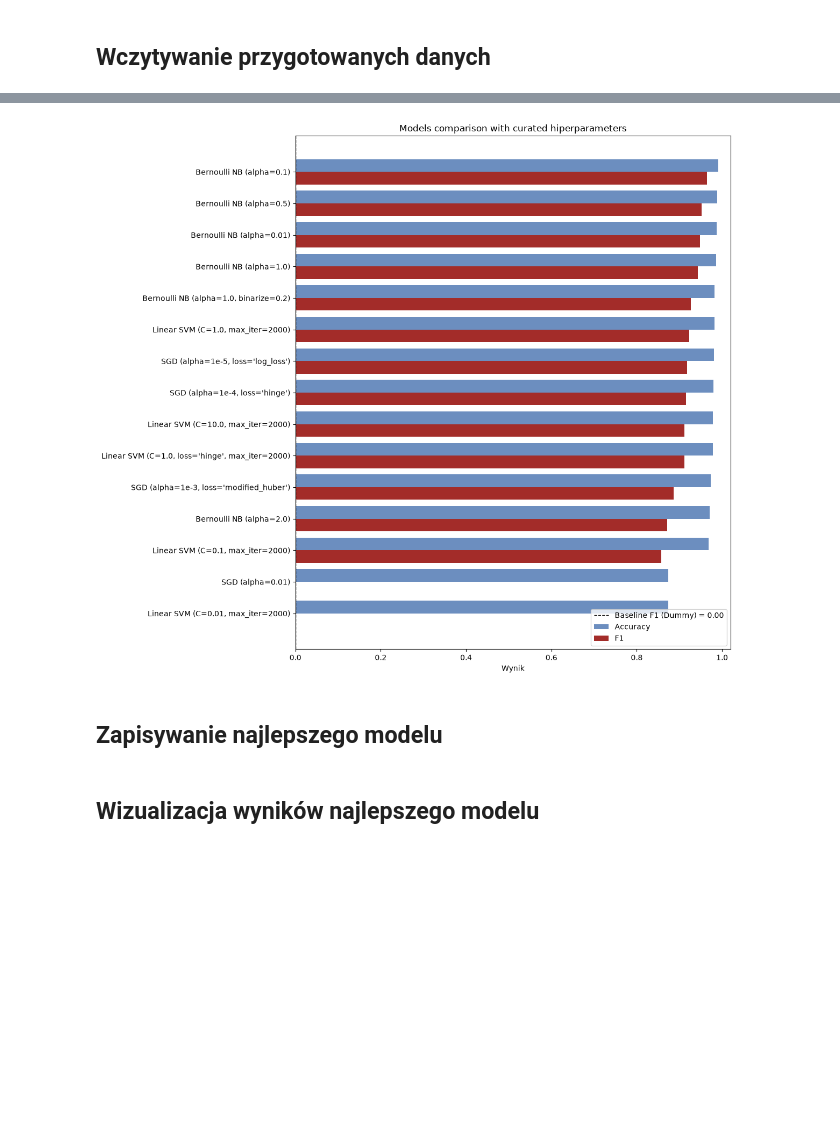
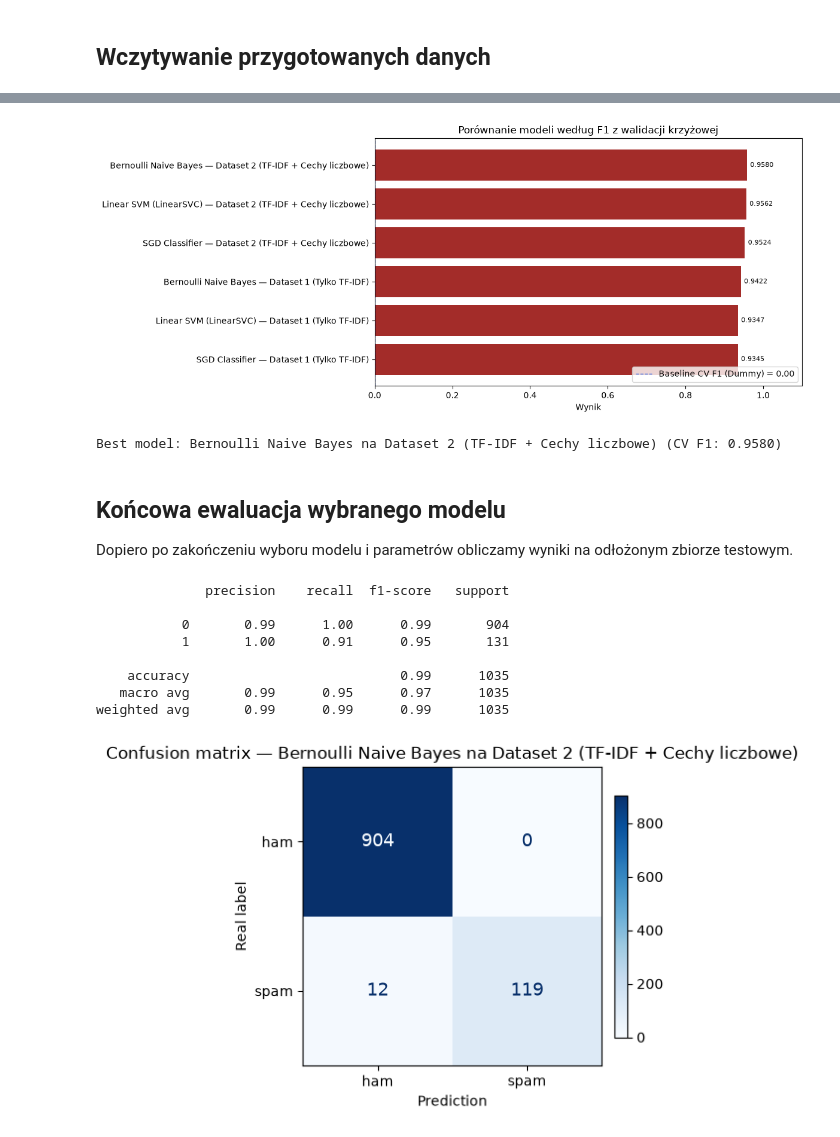
Before and after one commit to moshenetsb/ml-spam-detector, a Jupyter notebook: notebooks/03_model_selection.ipynb, the cells around one changed output, grey strips where cells are left out. Cells and saved outputs as stored; diff of their text form; code cells hidden in the pictures; blank space fills up the shorter version.

```diff
--- a/notebooks/03_model_selection.ipynb
+++ b/notebooks/03_model_selection.ipynb
@@ -334,21 +189,23 @@ KeyboardInterrupt:
-# %%
-dummy_pred = dummy_clf.predict(X_test_tfidf)
-dummy_f1 = f1_score(y_test, dummy_pred, zero_division=0)
-
-_ = plot_model_comparison(
-    tuned_results,
-    metrics=("accuracy", "f1"),
-    baseline_value=dummy_f1,
-    baseline_label=f"Baseline F1 (Dummy) = {dummy_f1:.2f}",
-    title="Models comparison with curated hiperparameters",
-)
-# %% [output]
-[figure, removed]
-# %% [markdown]
-## Zapisywanie najlepszego modelu
+# %%
+plot_results = (
+    results_df
+    .assign(name=lambda df: df["Model"] + " — " + df["Dataset"])
+    .rename(columns={"Best CV F1": "cv_f1"})
+    [["name", "cv_f1"]]
+    .to_dict(orient="records")
+)
+_ = plot_model_comparison(
+    plot_results, metrics=("cv_f1",), baseline_value=dummy_cv_f1,
+    baseline_label=f"Baseline CV F1 (Dummy) = {dummy_cv_f1:.2f}",
+    title="Porównanie modeli według F1 z walidacji krzyżowej",
+)
+# %% [output]
+[figure, added]
 # %%
-best_model = default_best_model if default_best_score > tuned_best_score else tuned_best_model
-best_score = default_best_score if default_best_score > tuned_best_score else tuned_best_score
-best_model_name = default_best_model_name if default_best_score > tuned_best_score else tuned_best_name
+best_model = best_overall_pipeline
+best_score = best_overall_cv_f1
+best_model_name = best_overall_name
 
-print(f"\nBest model: {best_model_name} (F1 score: {best_score:.4f})")
+print(f"Best model: {best_model_name} (CV F1: {best_score:.4f})")
+# %% [output]
+Best model: Bernoulli Naive Bayes na Dataset 2 (TF-IDF + Cechy liczbowe) (CV F1: 0.9580)
@@ -357,7 +212,22 @@ evaluate_model(best_model, model_name=best_model_name)
 # %% [markdown]
-## Wizualizacja wyników najlepszego modelu
+## Końcowa ewaluacja wybranego modelu
+
+Dopiero po zakończeniu wyboru modelu i parametrów obliczamy wyniki na odłożonym zbiorze testowym.
 # %%
-y_pred_best = best_model.predict(X_test_tfidf)
-_ = plot_confusion_matrix(y_test, y_pred_best, title=f"Confusion matrix — {best_model_name}")
+y_pred_best = best_model.predict(X_test_raw)
+
+print(classification_report(y_test_raw, y_pred_best, zero_division=0))
+
+_ = plot_confusion_matrix(y_test_raw, y_pred_best, title=f"Confusion matrix — {best_model_name}")
+# %% [output]
+              precision    recall  f1-score   support
+
+           0       0.99      1.00      0.99       904
+           1       1.00      0.91      0.95       131
+
+    accuracy                           0.99      1035
+   macro avg       0.99      0.95      0.97      1035
+weighted avg       0.99      0.99      0.99      1035
+[figure, added]
 # %%
 fig, axes = plt.subplots(1, 2, figsize=(11, 4.5))
```
Also changed, not shown: parts of 28 cells of this notebook, 11 other files.
